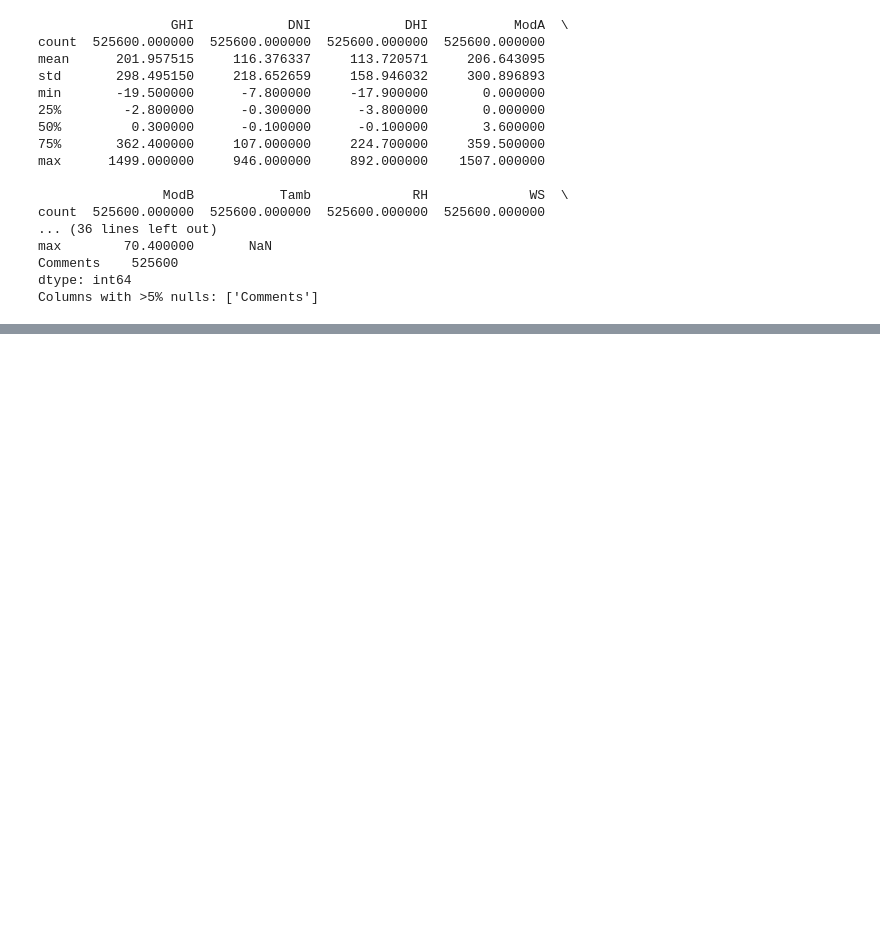
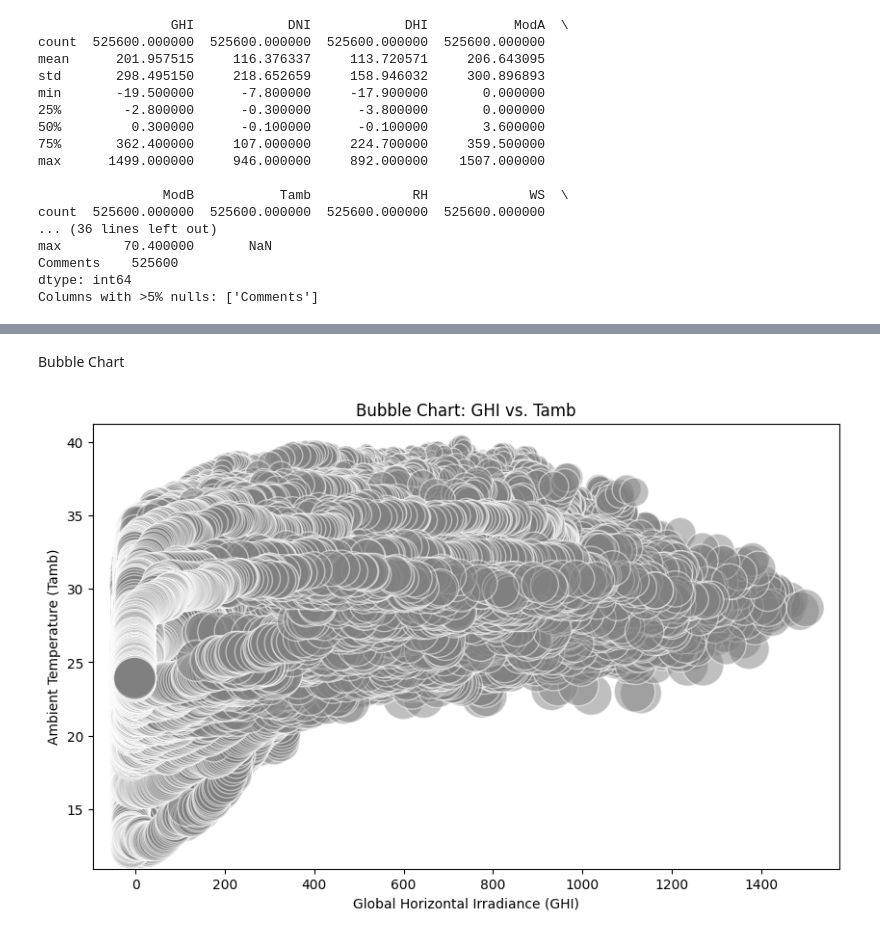
Before and after one commit to Gashaye1023/solar-challenge-week1, a Jupyter notebook: sierraleone-bumbuna.ipynb, the cells around one changed output, grey strips where cells are left out. Cells and saved outputs as stored; diff of their text form; code cells hidden in the pictures; blank space fills up the shorter version.

```diff
--- a/sierraleone-bumbuna.ipynb
+++ b/sierraleone-bumbuna.ipynb
@@ -162,8 +288,12 @@ plt.show()
+# %% [markdown]
+Bubble Chart
 # %%
 # Bubble chart: GHI vs. Tamb with bubble size = RH
 plt.figure(figsize=(10, 6))
-plt.scatter(df['GHI'], df['Tamb'], s=df['RH']*10, alpha=0.5, c='blue', edgecolors='w')
+plt.scatter(df['GHI'], df['Tamb'], s=df['RH']*10, alpha=0.5, c='gray', edgecolors='w')
 plt.title('Bubble Chart: GHI vs. Tamb')
 plt.xlabel('Global Horizontal Irradiance (GHI)')
 plt.ylabel('Ambient Temperature (Tamb)')
 plt.show()
+# %% [output]
+[figure, added]
```
Also changed, not shown: parts of 17 cells of this notebook.
